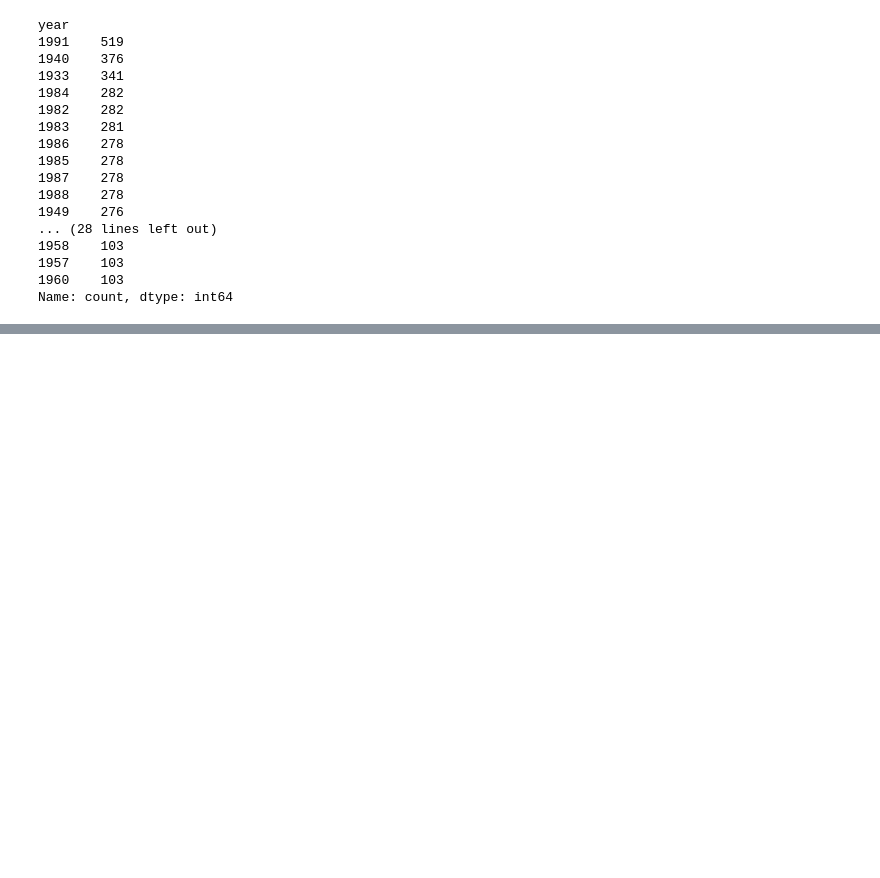
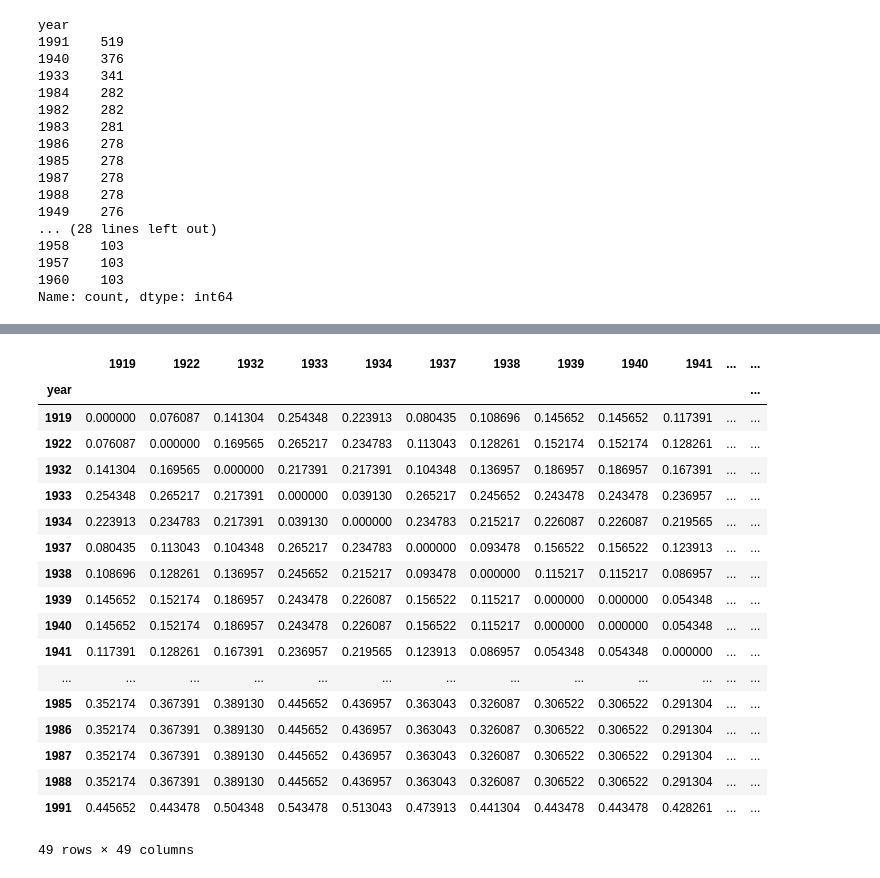
Before and after one commit to Nomendan/Spisok_chteniya, a Jupyter notebook: обработка и очистка.ipynb, the cells around one changed output, grey strips where cells are left out. Saved outputs shown, nothing was run; the diff lists cells and outputs as text; code cells hidden in the pictures; blank space fills up the shorter version.

```diff
--- a/обработка и очистка.ipynb
+++ b/обработка и очистка.ipynb
@@ -169,0 +472,22 @@ df
+# %%
+dataf
+# %% [output]
+|  | 1919 | 1922 | 1932 | 1933 | 1934 | 1937 | 1938 | 1939 | 1940 | 1941 | ... | ... |
+| year |  |  |  |  |  |  |  |  |  |  |  | ... |
+| 1919 | 0.000000 | 0.076087 | 0.141304 | 0.254348 | 0.223913 | 0.080435 | 0.108696 | 0.145652 | 0.145652 | 0.117391 | ... | ... |
+| 1922 | 0.076087 | 0.000000 | 0.169565 | 0.265217 | 0.234783 | 0.113043 | 0.128261 | 0.152174 | 0.152174 | 0.128261 | ... | ... |
+| 1932 | 0.141304 | 0.169565 | 0.000000 | 0.217391 | 0.217391 | 0.104348 | 0.136957 | 0.186957 | 0.186957 | 0.167391 | ... | ... |
+| 1933 | 0.254348 | 0.265217 | 0.217391 | 0.000000 | 0.039130 | 0.265217 | 0.245652 | 0.243478 | 0.243478 | 0.236957 | ... | ... |
+| 1934 | 0.223913 | 0.234783 | 0.217391 | 0.039130 | 0.000000 | 0.234783 | 0.215217 | 0.226087 | 0.226087 | 0.219565 | ... | ... |
+| 1937 | 0.080435 | 0.113043 | 0.104348 | 0.265217 | 0.234783 | 0.000000 | 0.093478 | 0.156522 | 0.156522 | 0.123913 | ... | ... |
+| 1938 | 0.108696 | 0.128261 | 0.136957 | 0.245652 | 0.215217 | 0.093478 | 0.000000 | 0.115217 | 0.115217 | 0.086957 | ... | ... |
+| 1939 | 0.145652 | 0.152174 | 0.186957 | 0.243478 | 0.226087 | 0.156522 | 0.115217 | 0.000000 | 0.000000 | 0.054348 | ... | ... |
+| 1940 | 0.145652 | 0.152174 | 0.186957 | 0.243478 | 0.226087 | 0.156522 | 0.115217 | 0.000000 | 0.000000 | 0.054348 | ... | ... |
+| 1941 | 0.117391 | 0.128261 | 0.167391 | 0.236957 | 0.219565 | 0.123913 | 0.086957 | 0.054348 | 0.054348 | 0.000000 | ... | ... |
+| ... | ... | ... | ... | ... | ... | ... | ... | ... | ... | ... | ... | ... |
+| 1985 | 0.352174 | 0.367391 | 0.389130 | 0.445652 | 0.436957 | 0.363043 | 0.326087 | 0.306522 | 0.306522 | 0.291304 | ... | ... |
+| 1986 | 0.352174 | 0.367391 | 0.389130 | 0.445652 | 0.436957 | 0.363043 | 0.326087 | 0.306522 | 0.306522 | 0.291304 | ... | ... |
+| 1987 | 0.352174 | 0.367391 | 0.389130 | 0.445652 | 0.436957 | 0.363043 | 0.326087 | 0.306522 | 0.306522 | 0.291304 | ... | ... |
+| 1988 | 0.352174 | 0.367391 | 0.389130 | 0.445652 | 0.436957 | 0.363043 | 0.326087 | 0.306522 | 0.306522 | 0.291304 | ... | ... |
+| 1991 | 0.445652 | 0.443478 | 0.504348 | 0.543478 | 0.513043 | 0.473913 | 0.441304 | 0.443478 | 0.443478 | 0.428261 | ... | ... |
+49 rows × 49 columns
```
Also changed, not shown: parts of 51 cells of this notebook, 3 other files.
